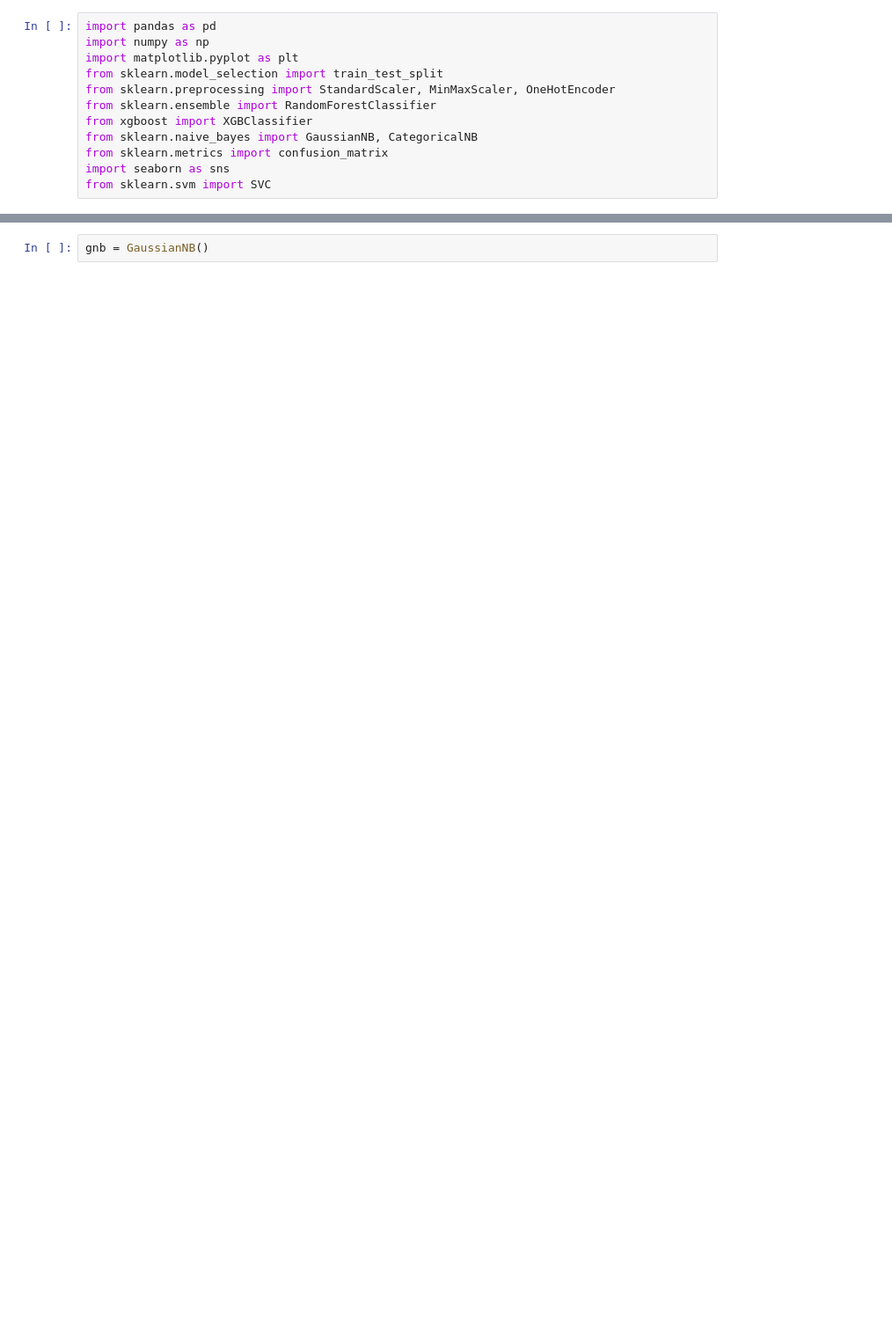
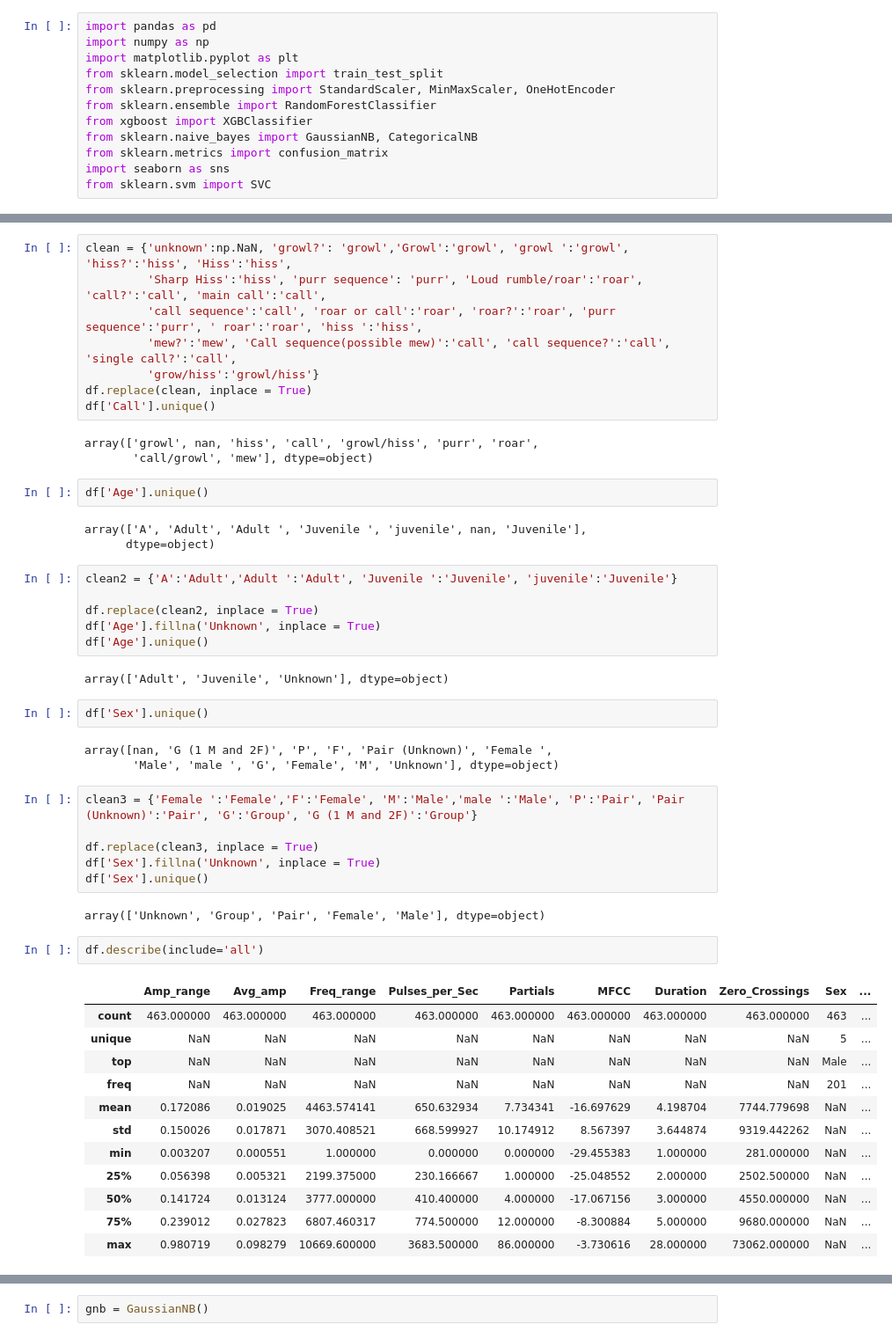
Before and after one commit to kexantus/felidetect, a Jupyter notebook: Feature Cleaning and First Models.ipynb, the cells around one changed output, grey strips where cells are left out. Shown at 88% size. Saved outputs shown, nothing was run; the diff lists cells and outputs as text; blank space fills up the shorter version.

Commit message:
Update Feature Cleaning and First Models.ipynb
Updated coding

```diff
--- a/Feature Cleaning and First Models.ipynb
+++ b/Feature Cleaning and First Models.ipynb
@@ -161,0 +70,52 @@ array(['call', 'call/growl', 'growl', 'hiss', 'purr', 'roar'],
+# %%
+clean = {'unknown':np.NaN, 'growl?': 'growl','Growl':'growl', 'growl ':'growl', 'hiss?':'hiss', 'Hiss':'hiss',
+         'Sharp Hiss':'hiss', 'purr sequence': 'purr', 'Loud rumble/roar':'roar', 'call?':'call', 'main call':'call',
+         'call sequence':'call', 'roar or call':'roar', 'roar?':'roar', 'purr sequence':'purr', ' roar':'roar', 'hiss ':'hiss',
+         'mew?':'mew', 'Call sequence(possible mew)':'call', 'call sequence?':'call', 'single call?':'call',
+         'grow/hiss':'growl/hiss'}
+df.replace(clean, inplace = True)
+df['Call'].unique()
+# %% [output]
+array(['growl', nan, 'hiss', 'call', 'growl/hiss', 'purr', 'roar',
+       'call/growl', 'mew'], dtype=object)
+# %%
+df['Age'].unique()
+# %% [output]
+array(['A', 'Adult', 'Adult ', 'Juvenile ', 'juvenile', nan, 'Juvenile'],
+      dtype=object)
+# %%
+clean2 = {'A':'Adult','Adult ':'Adult', 'Juvenile ':'Juvenile', 'juvenile':'Juvenile'}
+
+df.replace(clean2, inplace = True)
+df['Age'].fillna('Unknown', inplace = True)
+df['Age'].unique()
+# %% [output]
+array(['Adult', 'Juvenile', 'Unknown'], dtype=object)
+# %%
+df['Sex'].unique()
+# %% [output]
+array([nan, 'G (1 M and 2F)', 'P', 'F', 'Pair (Unknown)', 'Female ',
+       'Male', 'male ', 'G', 'Female', 'M', 'Unknown'], dtype=object)
+# %%
+clean3 = {'Female ':'Female','F':'Female', 'M':'Male','male ':'Male', 'P':'Pair', 'Pair (Unknown)':'Pair', 'G':'Group', 'G (1 M and 2F)':'Group'}
+
+df.replace(clean3, inplace = True)
+df['Sex'].fillna('Unknown', inplace = True)
+df['Sex'].unique()
+# %% [output]
+array(['Unknown', 'Group', 'Pair', 'Female', 'Male'], dtype=object)
+# %%
+df.describe(include='all')
+# %% [output]
+|  | Amp_range | Avg_amp | Freq_range | Pulses_per_Sec | Partials | MFCC | Duration | Zero_Crossings | Sex | ... |
+| count | 463.000000 | 463.000000 | 463.000000 | 463.000000 | 463.000000 | 463.000000 | 463.000000 | 463.000000 | 463 | ... |
+| unique | NaN | NaN | NaN | NaN | NaN | NaN | NaN | NaN | 5 | ... |
+| top | NaN | NaN | NaN | NaN | NaN | NaN | NaN | NaN | Male | ... |
+| freq | NaN | NaN | NaN | NaN | NaN | NaN | NaN | NaN | 201 | ... |
+| mean | 0.172086 | 0.019025 | 4463.574141 | 650.632934 | 7.734341 | -16.697629 | 4.198704 | 7744.779698 | NaN | ... |
+| std | 0.150026 | 0.017871 | 3070.408521 | 668.599927 | 10.174912 | 8.567397 | 3.644874 | 9319.442262 | NaN | ... |
+| min | 0.003207 | 0.000551 | 1.000000 | 0.000000 | 0.000000 | -29.455383 | 1.000000 | 281.000000 | NaN | ... |
+| 25% | 0.056398 | 0.005321 | 2199.375000 | 230.166667 | 1.000000 | -25.048552 | 2.000000 | 2502.500000 | NaN | ... |
+| 50% | 0.141724 | 0.013124 | 3777.000000 | 410.400000 | 4.000000 | -17.067156 | 3.000000 | 4550.000000 | NaN | ... |
+| 75% | 0.239012 | 0.027823 | 6807.460317 | 774.500000 | 12.000000 | -8.300884 | 5.000000 | 9680.000000 | NaN | ... |
+| max | 0.980719 | 0.098279 | 10669.600000 | 3683.500000 | 86.000000 | -3.730616 | 28.000000 | 73062.000000 | NaN | ... |
```
Also changed, not shown: parts of 68 cells of this notebook.
